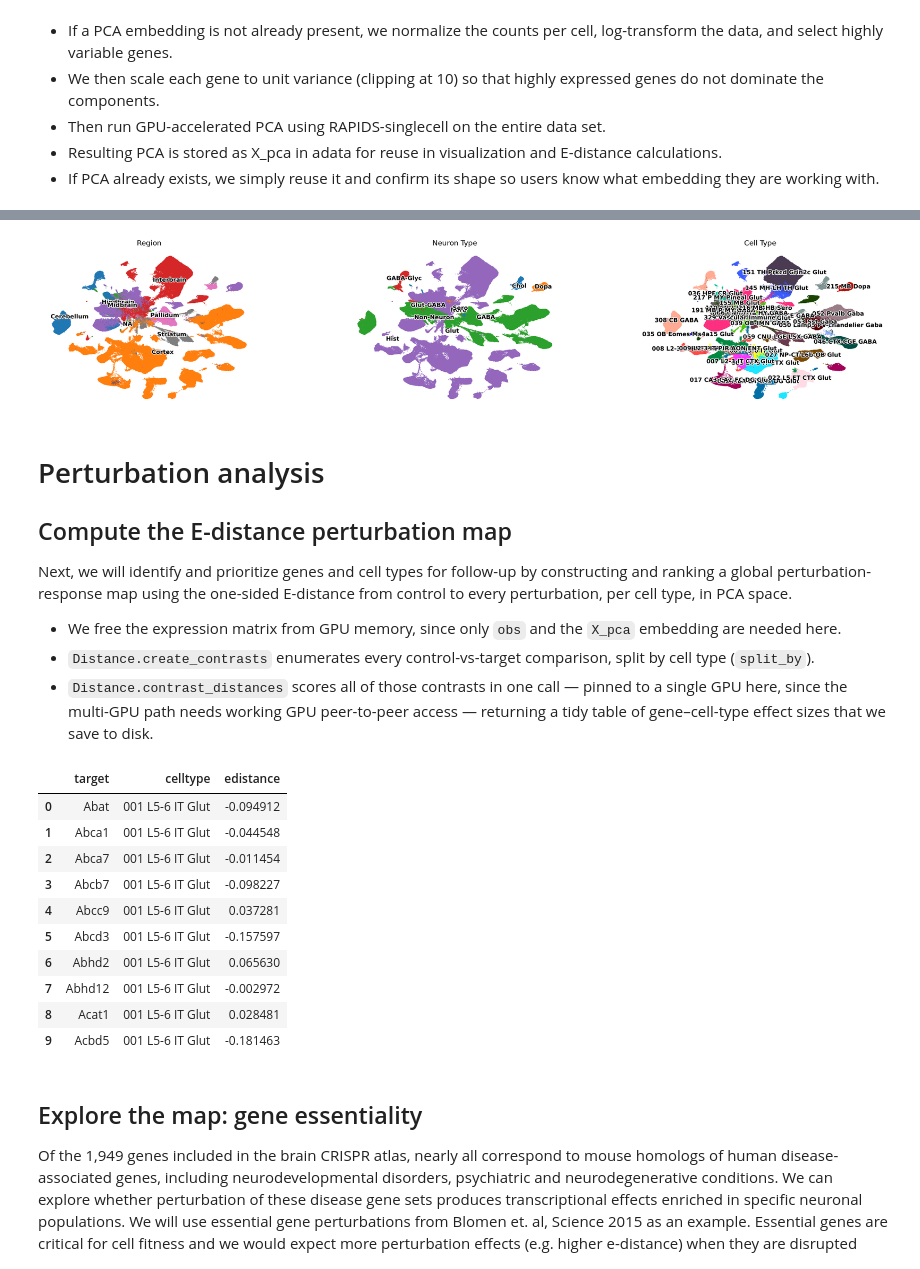
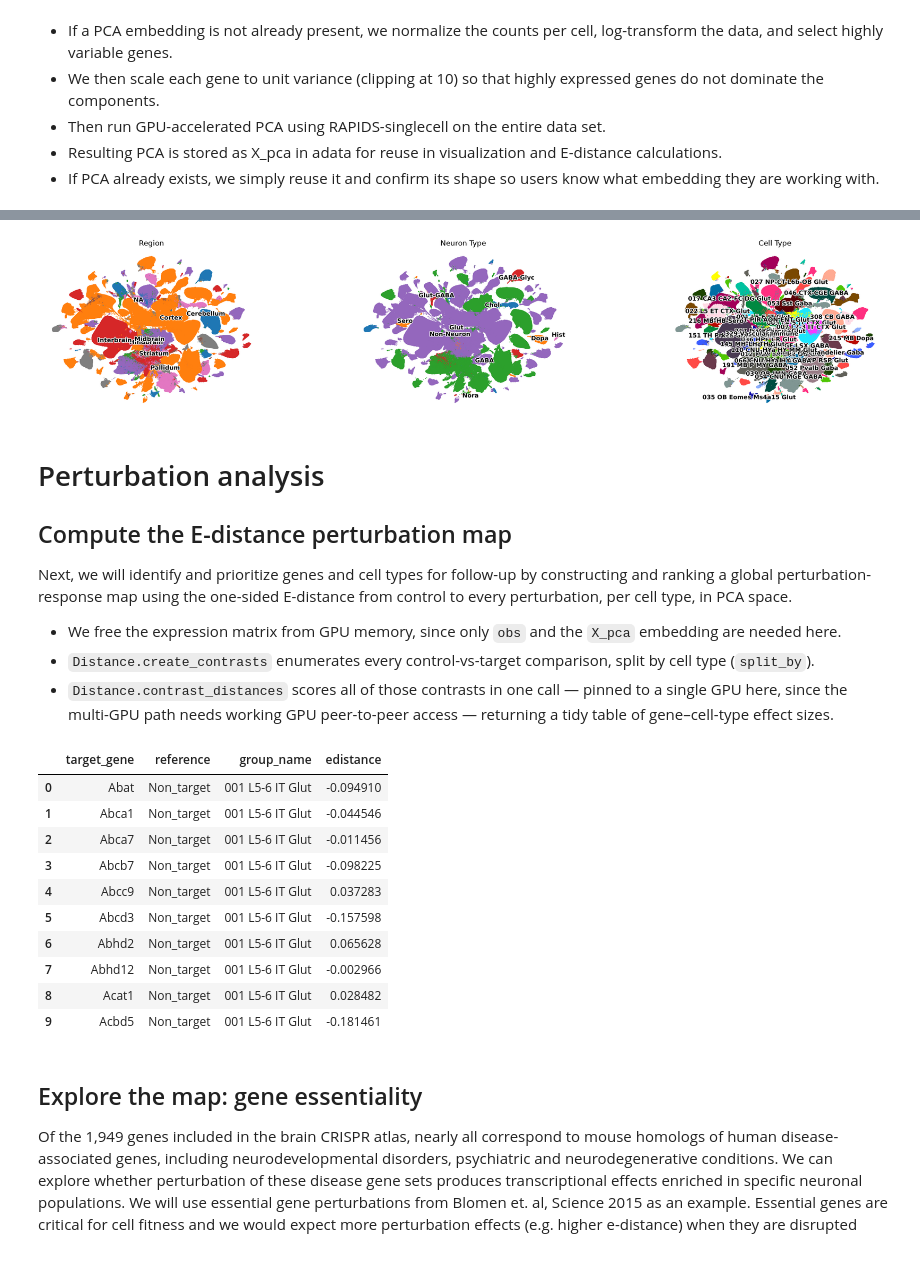
Before and after one commit to clara-parabricks-workflows/single-cell-analysis-blueprint, a Jupyter notebook: notebooks/07_perturbation_analysis_invivo_brain_example.ipynb, the cells around one changed output, grey strips where cells are left out. Drawn from its saved outputs; the diff is of its cells as text; code cells hidden in the pictures.

```diff
--- a/notebooks/07_perturbation_analysis_invivo_brain_example.ipynb
+++ b/notebooks/07_perturbation_analysis_invivo_brain_example.ipynb
@@ -212,8 +213,8 @@ if "X_pca" not in adata.obsm:
     rsc.pp.pca(adata_norm, n_comps=min(N_PCS, adata_norm.n_obs - 1, adata_norm.n_vars - 1))
     Xp = adata_norm.obsm["X_pca"]
     if hasattr(Xp, "compute"):
-        Xp = Xp.compute()
-    adata.obsm["X_pca"] = cp.asarray(Xp)
+        Xp = Xp.compute().get()
+    adata.obsm["X_pca"] = Xp
 
     del adata_norm
 else:
@@ -257,20 +244,20 @@ Wall time: 12.9 s
 # %%
 panels = [("region_level1", "Region"), ("neuron_type", "Neuron Type"), ("group_name", "Cell Type")]
-panels = [(c, t) for c, t in panels if c in adata_umap.obs.columns]
+panels = [(c, t) for c, t in panels if c in adata.obs.columns]
 sc.pl.umap(
-    adata_umap,
+    adata,
     color=[c for c, _ in panels],
     title=[t for _, t in panels],
     legend_loc="on data",
     legend_fontsize=10,
     legend_fontoutline=2,
     frameon=False,
     size=5,
     ncols=len(panels),
     wspace=0.3,
 )
 # %% [output]
-[figure, old version]
+[figure, new version]
 # %% [markdown]
 # Perturbation analysis
 
@@ -280,41 +267,29 @@ Next, we will identify and prioritize genes and cell types for follow-up by cons
 
 * We free the expression matrix from GPU memory, since only `obs` and the `X_pca` embedding are needed here.
 * `Distance.create_contrasts` enumerates every control-vs-target comparison, split by cell type (`split_by`).
-* `Distance.contrast_distances` scores all of those contrasts in one call — pinned to a single GPU here, since the multi-GPU path needs working GPU peer-to-peer access — returning a tidy table of gene–cell-type effect sizes that we save to disk.
+* `Distance.contrast_distances` scores all of those contrasts in one call — pinned to a single GPU here, since the multi-GPU path needs working GPU peer-to-peer access — returning a tidy table of gene–cell-type effect sizes.
 # %%
-ONESIDED_PATH = OUT_DIR / "edistance_onesided_by_celltype.csv"
+rsc.get.anndata_to_CPU(adata)
+del adata.X
+gc.collect()
+cp.get_default_memory_pool().free_all_blocks()
 
-if not ONESIDED_PATH.exists():
-    rsc.get.anndata_to_CPU(adata)
-    del adata.X
-    gc.collect()
-    cp.get_default_memory_pool().free_all_blocks()
-
-    distance = EDistance(metric="edistance", obsm_key="X_pca")
-    contrasts = distance.create_contrasts(adata, groupby=GROUPBY, selected_group=CONTROL, split_by=CELLTYPE)
-    edist_ct = (
-        distance.contrast_distances(adata, contrasts, multi_gpu=False)
-        .rename(columns={GROUPBY: "target", CELLTYPE: "celltype"})[["target", "celltype", "edistance"]]
-        .astype({"target": str, "celltype": str})
-    )
-    edist_ct.to_csv(ONESIDED_PATH, index=False)
-    print(f"Saved {len(edist_ct)} rows to {ONESIDED_PATH}")
-else:
-    edist_ct = pd.read_csv(ONESIDED_PATH)
-
+distance = Distance(metric="edistance", obsm_key="X_pca")
+contrasts = distance.create_contrasts(adata, groupby=GROUPBY, selected_group=CONTROL, split_by=CELLTYPE)
+edist_ct = distance.contrast_distances(adata, contrasts, multi_gpu=False)
 edist_ct.head(10)
 # %% [output]
-|  | target | celltype | edistance |
-| 0 | Abat | 001 L5-6 IT Glut | -0.094912 |
-| 1 | Abca1 | 001 L5-6 IT Glut | -0.044548 |
-| 2 | Abca7 | 001 L5-6 IT Glut | -0.011454 |
-| 3 | Abcb7 | 001 L5-6 IT Glut | -0.098227 |
-| 4 | Abcc9 | 001 L5-6 IT Glut | 0.037281 |
-| 5 | Abcd3 | 001 L5-6 IT Glut | -0.157597 |
-| 6 | Abhd2 | 001 L5-6 IT Glut | 0.065630 |
-| 7 | Abhd12 | 001 L5-6 IT Glut | -0.002972 |
-| 8 | Acat1 | 001 L5-6 IT Glut | 0.028481 |
-| 9 | Acbd5 | 001 L5-6 IT Glut | -0.181463 |
+|  | target_gene | reference | group_name | edistance |
+| 0 | Abat | Non_target | 001 L5-6 IT Glut | -0.094910 |
+| 1 | Abca1 | Non_target | 001 L5-6 IT Glut | -0.044546 |
+| 2 | Abca7 | Non_target | 001 L5-6 IT Glut | -0.011456 |
+| 3 | Abcb7 | Non_target | 001 L5-6 IT Glut | -0.098225 |
+| 4 | Abcc9 | Non_target | 001 L5-6 IT Glut | 0.037283 |
+| 5 | Abcd3 | Non_target | 001 L5-6 IT Glut | -0.157598 |
+| 6 | Abhd2 | Non_target | 001 L5-6 IT Glut | 0.065628 |
+| 7 | Abhd12 | Non_target | 001 L5-6 IT Glut | -0.002966 |
+| 8 | Acat1 | Non_target | 001 L5-6 IT Glut | 0.028482 |
+| 9 | Acbd5 | Non_target | 001 L5-6 IT Glut | -0.181461 |
 # %% [markdown]
 ## Explore the map: gene essentiality
 
```
Also changed, not shown: parts of 9 cells of this notebook, 1 other file.
